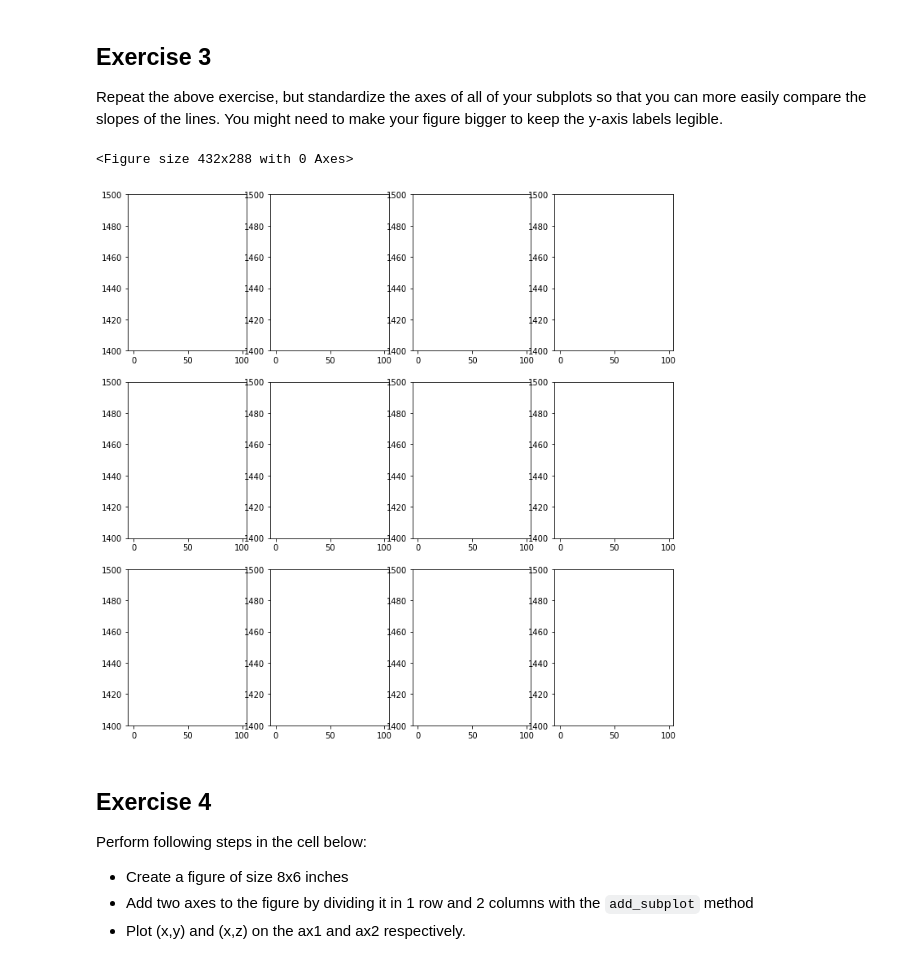
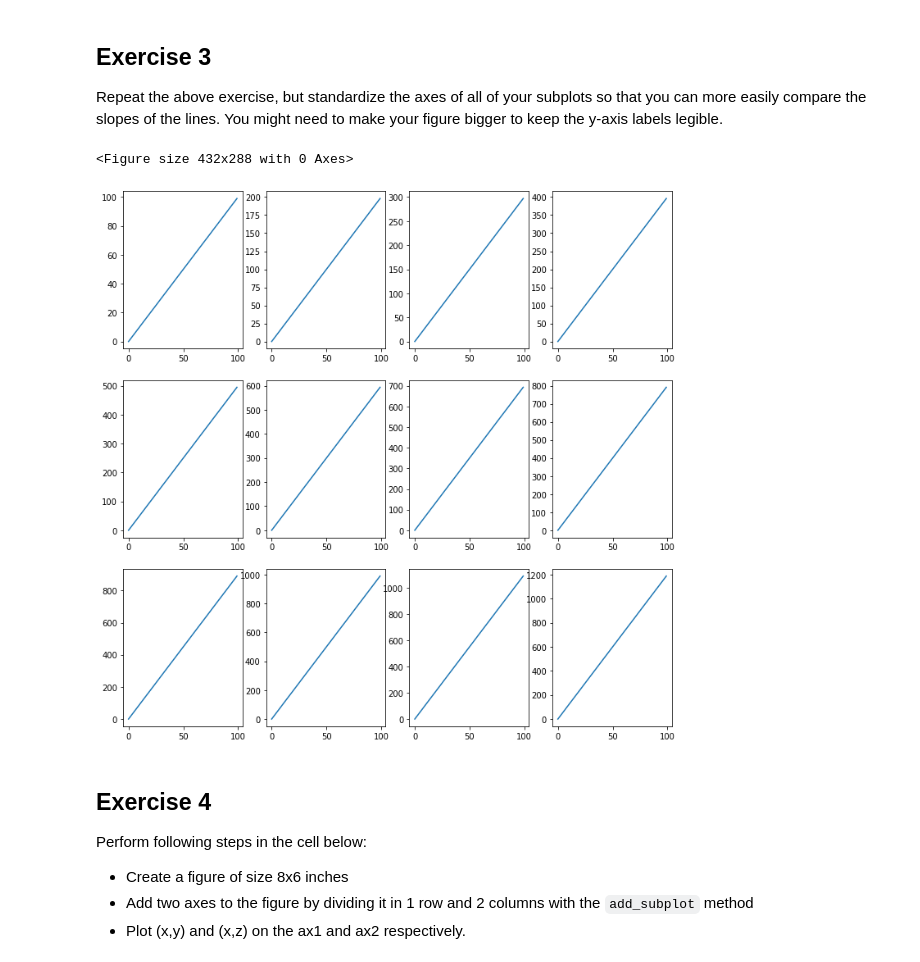
Before and after one commit to JohnTheTripper/dsc-more-practice-with-matplotlib-lab-nyc-ds-021720, a Jupyter notebook: index.ipynb, the cells around one changed output. Drawn from its saved outputs; the diff is of its cells as text; code cells hidden in the pictures.

```diff
--- a/index.ipynb
+++ b/index.ipynb
@@ -108,21 +108,21 @@ Repeat the above exercise, but standardize the axes of all of your subplots so t
 # %%
 my_figure3 = plt.figure()
 
 fig, axes = plt.subplots(nrows=3, ncols=4, figsize=(12,12))
 
 #axes = plt.gca()
     #axes.set_xlim([xmin,xmax])
 
 for n in range(1,13):
     row = (n - 1) // 4
     col = (n - 1) % 4
     ax = axes[row][col]
-    ax.set_ylim([1400,1500])
+    #ax.set_ylim([1400,1500])
     y = [xi*n for xi in x]
     ax.plot(x,y)
 # %% [output]
 <Figure size 432x288 with 0 Axes>
-[figure, old version]
+[figure, new version]
 # %% [markdown]
 ## Exercise 4
 
```
